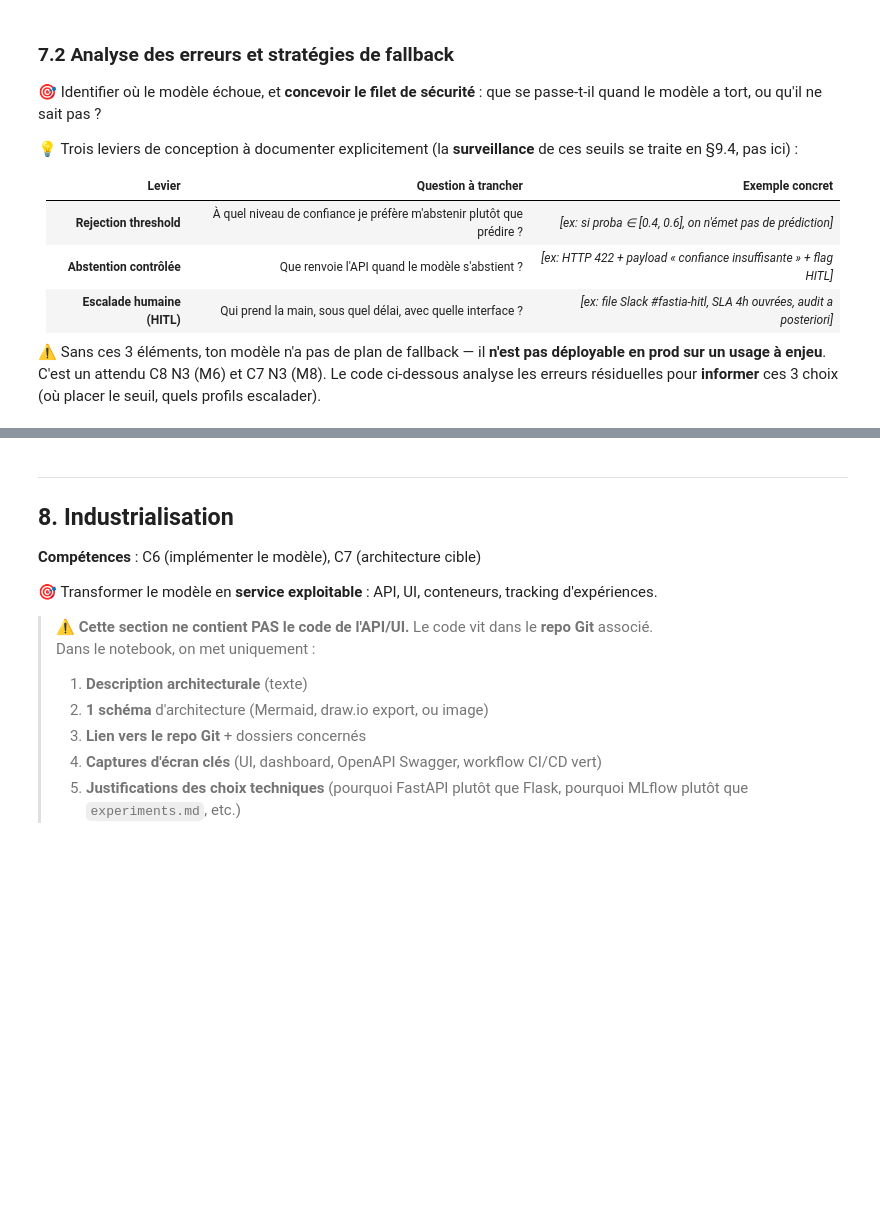
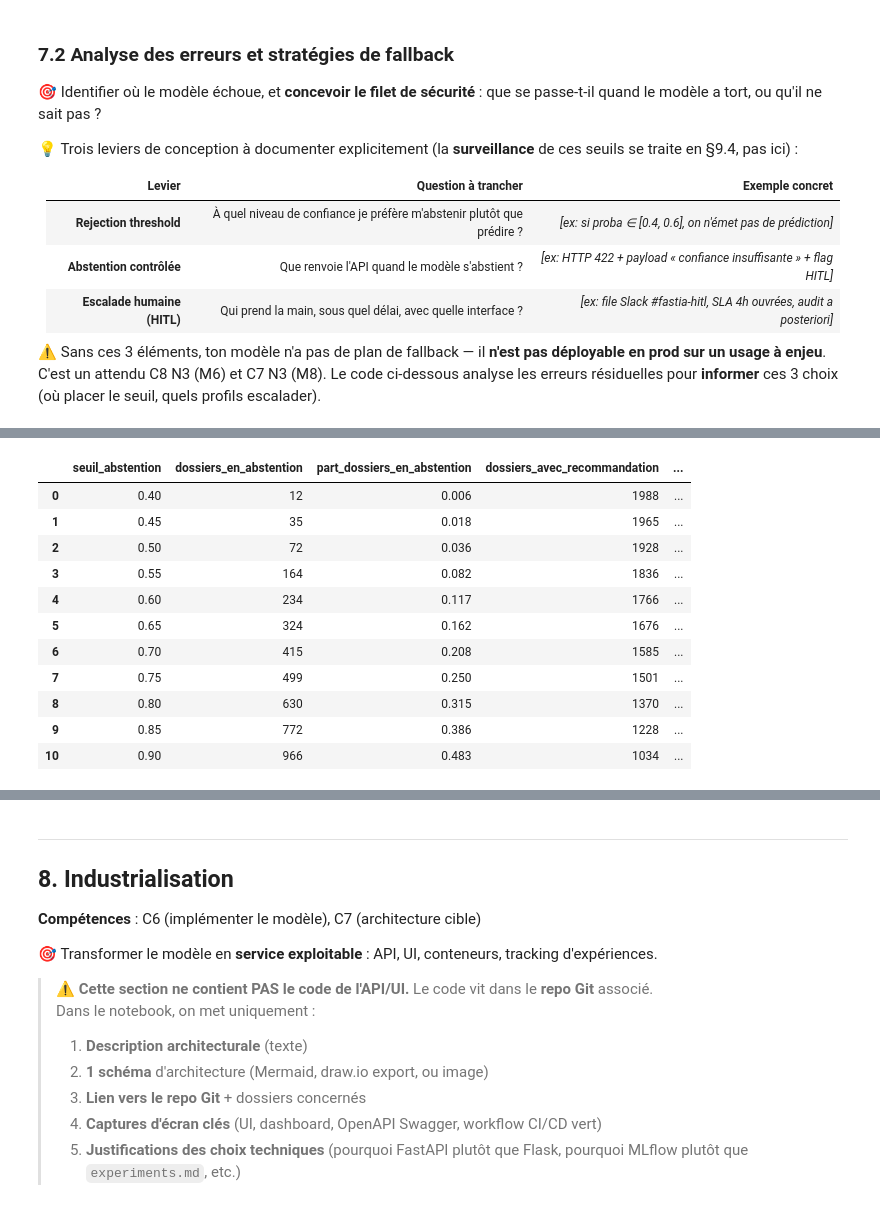
Before and after one commit to ddedomeni-j/Certification-Atlas-Cisia, a Jupyter notebook: Notebbok/ProjetFinal.ipynb, the cells around one changed output, grey strips where cells are left out. Saved outputs shown, nothing was run; the diff lists cells and outputs as text; code cells hidden in the pictures; blank space fills up the shorter version.

```diff
--- a/Notebbok/ProjetFinal.ipynb
+++ b/Notebbok/ProjetFinal.ipynb
@@ -2885,0 +3457,85 @@ plt.show()
+# %%
+# Évaluation de seuils d'abstention sur toutes les classes.
+# Une abstention signifie : aucune recommandation automatique,
+# le dossier est transmis au conseiller.
+
+seuils_abstention = np.arange(0.40, 0.91, 0.05)
+
+resultats_abstention = []
+
+erreur_prediction_oof = (
+    analyse_confiance_oof["classe_reelle"]
+    != analyse_confiance_oof["classe_predite"]
+)
+
+erreur_critique_oof = (
+    analyse_confiance_oof["classe_reelle"].eq(2)
+    & analyse_confiance_oof["classe_predite"].eq(0)
+)
+
+for seuil in seuils_abstention:
+    abstention = analyse_confiance_oof["confiance_max"].lt(seuil)
+    predictions_acceptees = ~abstention
+
+    erreurs_capturees = (erreur_prediction_oof & abstention).sum()
+    erreurs_critiques_capturees = (erreur_critique_oof & abstention).sum()
+
+    erreurs_critiques_restantes = (
+        erreur_critique_oof & predictions_acceptees
+    ).sum()
+
+    resultats_abstention.append(
+        {
+            "seuil_abstention": seuil,
+            "dossiers_en_abstention": abstention.sum(),
+            "part_dossiers_en_abstention": abstention.mean(),
+            "dossiers_avec_recommandation": predictions_acceptees.sum(),
+            "part_dossiers_avec_recommandation": (
+                predictions_acceptees.mean()
+            ),
+            "accuracy_predictions_acceptees": (
+                (
+                    analyse_confiance_oof.loc[
+                        predictions_acceptees,
+                        "classe_reelle",
+                    ]
+                    == analyse_confiance_oof.loc[
+                        predictions_acceptees,
+                        "classe_predite",
+                    ]
+                ).mean()
+            ),
+            "erreurs_capturees": erreurs_capturees,
+            "part_erreurs_capturees": (
+                erreurs_capturees / erreur_prediction_oof.sum()
+            ),
+            "erreurs_critiques_capturees": (
+                erreurs_critiques_capturees
+            ),
+            "part_erreurs_critiques_capturees": (
+                erreurs_critiques_capturees / erreur_critique_oof.sum()
+                if erreur_critique_oof.sum() > 0
+                else np.nan
+            ),
+            "erreurs_critiques_restantes": (
+                erreurs_critiques_restantes
+            ),
+        }
+    )
+
+tableau_seuils_abstention = pd.DataFrame(resultats_abstention)
+
+display(tableau_seuils_abstention.round(3))
+# %% [output]
+|  | seuil_abstention | dossiers_en_abstention | part_dossiers_en_abstention | dossiers_avec_recommandation | ... |
+| 0 | 0.40 | 12 | 0.006 | 1988 | ... |
+| 1 | 0.45 | 35 | 0.018 | 1965 | ... |
+| 2 | 0.50 | 72 | 0.036 | 1928 | ... |
+| 3 | 0.55 | 164 | 0.082 | 1836 | ... |
+| 4 | 0.60 | 234 | 0.117 | 1766 | ... |
+| 5 | 0.65 | 324 | 0.162 | 1676 | ... |
+| 6 | 0.70 | 415 | 0.208 | 1585 | ... |
+| 7 | 0.75 | 499 | 0.250 | 1501 | ... |
+| 8 | 0.80 | 630 | 0.315 | 1370 | ... |
+| 9 | 0.85 | 772 | 0.386 | 1228 | ... |
+| 10 | 0.90 | 966 | 0.483 | 1034 | ... |
```
Also changed, not shown: parts of 44 cells of this notebook, 2 other files.
